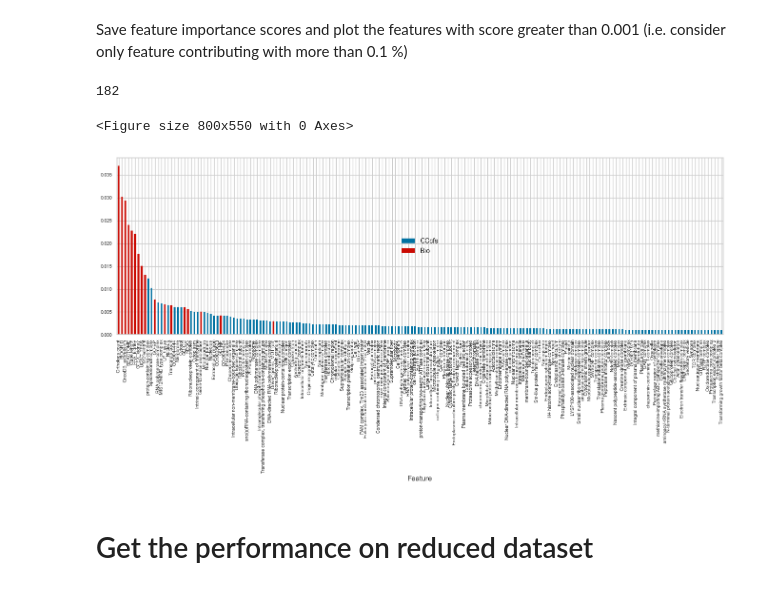
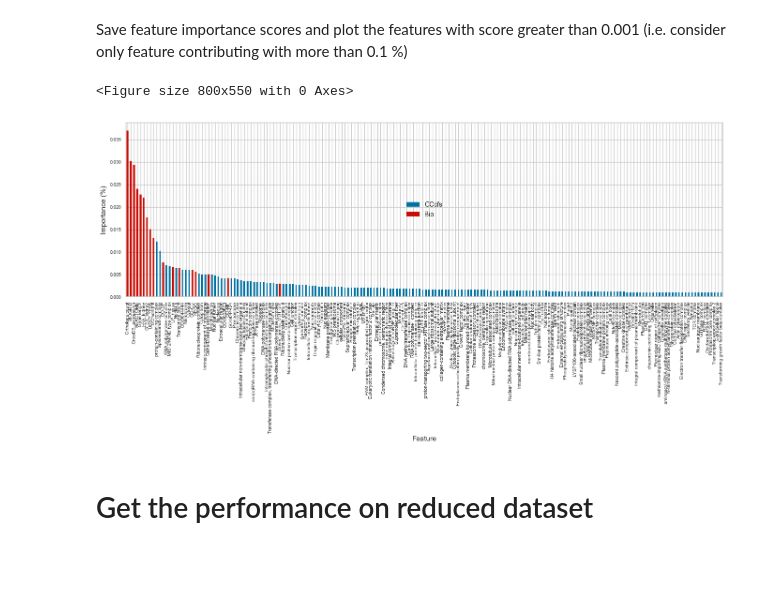
Before and after one commit to giordamaug/HELP, a Jupyter notebook: HELPpy/notebooks/feature_importance.ipynb, the cells around one changed output. Cells and saved outputs as stored; diff of their text form; code cells hidden in the pictures; blank space fills up the shorter version.

```diff
--- a/HELPpy/notebooks/feature_importance.ipynb
+++ b/HELPpy/notebooks/feature_importance.ipynb
@@ -40,27 +40,27 @@ Save feature importance scores and plot the features with score greater than 0.0
 # %%
 import matplotlib.pyplot as plt
 from matplotlib.patches import Patch
 plt.tight_layout()
 df = pd.DataFrame({'Feature': get_config('X_train').columns, 'Importance' : velgbm.feature_importances_}).sort_values('Importance', ascending=False)
 df.to_csv("veLGBM_feature_importance.csv")
 reduced_features = df[df['Importance']>=0.001]['Feature'].values
 with open(f"biocccfs_reduced_0.1imp.txt", 'w', encoding='utf-8') as f:
     f.write('\n'.join(list(reduced_features)))
 ax = df[df['Importance']>=0.001].plot.bar(x='Feature', fontsize=7, y='Importance')
 fig = ax.get_figure()
 fig.tight_layout()
 bioattrs = pd.read_csv(os.path.join(path, 'Kidney_BIO.csv'), index_col=0).columns
 for tick, feat in zip(ax.get_children(),ax.get_xticklabels()):
     if feat.get_text() in bioattrs:
         tick.set_color('r')
 legend_elements = [ Patch(facecolor='b', label='CCcfs'),Patch(facecolor='r', label='Bio')]
 ax.legend(handles=legend_elements, loc='center')
+ax.set_ylabel("Importance (%)")
 fig.set_size_inches(14, 10)
 fig.savefig('veLGBM_feature_importance.png', dpi=600)
 # %% [output]
-182
+<Figure size 800x550 with 0 Axes>
-<Figure size 800x550 with 0 Axes>
-[figure, old version]
+[figure, new version]
 # %% [markdown]
 # Get the performance on reduced dataset
 # %%
```
Also changed, not shown: 2 other files.
